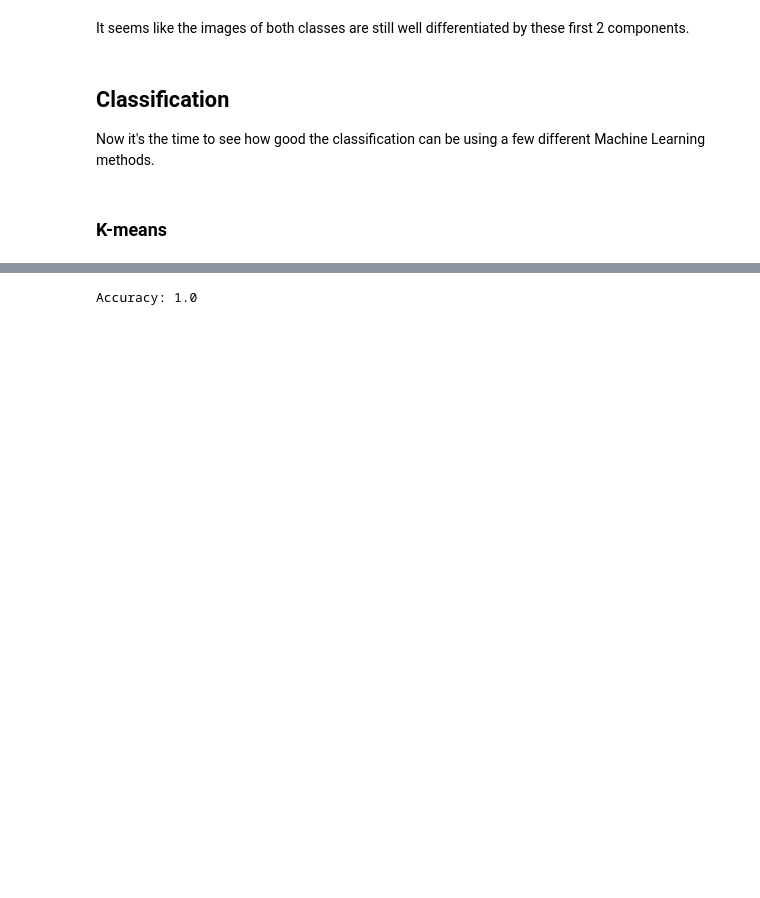
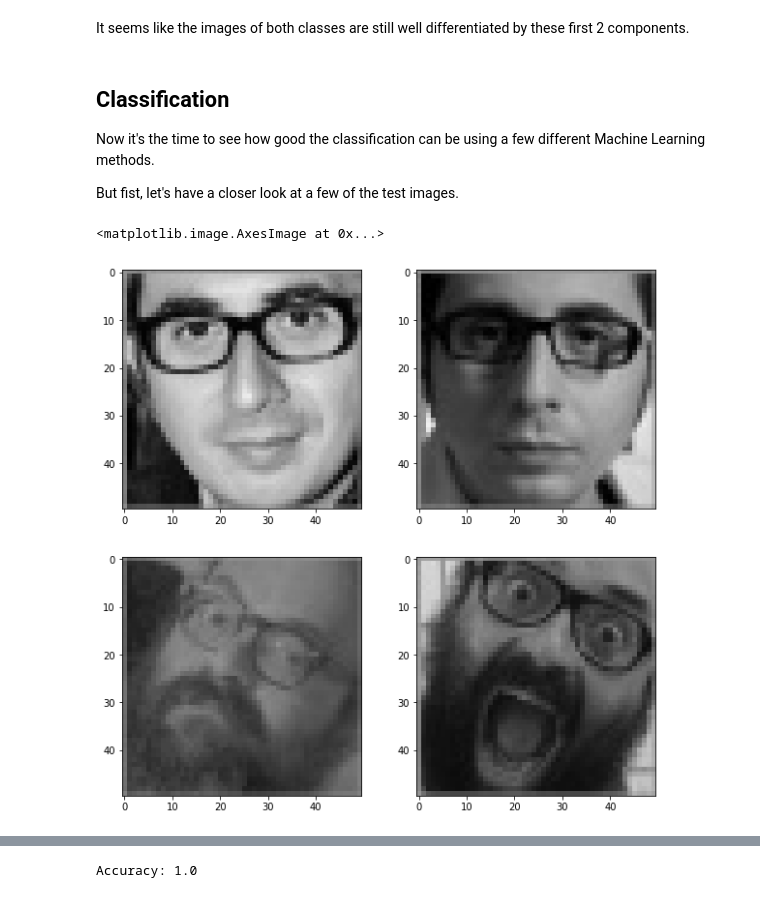
Before and after one commit to ericmassip/ML-face-recognition, a Jupyter notebook: ML_face_recognition.ipynb, the cells around one changed output, grey strips where cells are left out. Saved outputs shown, nothing was run; the diff lists cells and outputs as text; code cells hidden in the pictures; blank space fills up the shorter version.

```diff
--- a/ML_face_recognition.ipynb
+++ b/ML_face_recognition.ipynb
@@ -272,5 +272,18 @@ It seems like the images of both classes are still well differentiated by these
 ## Classification
 
 Now it's the time to see how good the classification can be using a few different Machine Learning methods.
+
+But fist, let's have a closer look at a few of the test images.
-# %% [markdown]
-### K-means
+# %%
+fig = plt.figure(figsize=(10,10))
+ax1 = fig.add_subplot(2,2,1)
+ax1.imshow(cv2.imread('img/cropped_faces/test/berto_romero11_cropped.jpg'))
+ax2 = fig.add_subplot(2,2,2)
+ax2.imshow(cv2.imread('img/cropped_faces/test/berto_romero12_cropped.jpg'))
+ax3 = fig.add_subplot(2,2,3)
+ax3.imshow(cv2.imread('img/cropped_faces/test/ignatius_farray11_cropped.jpg'))
+ax4 = fig.add_subplot(2,2,4)
+ax4.imshow(cv2.imread('img/cropped_faces/test/ignatius_farray12_cropped.jpg'))
+# %% [output]
+<matplotlib.image.AxesImage at 0x...>
+[figure, added]
```
Also changed, not shown: parts of 9 cells of this notebook.
